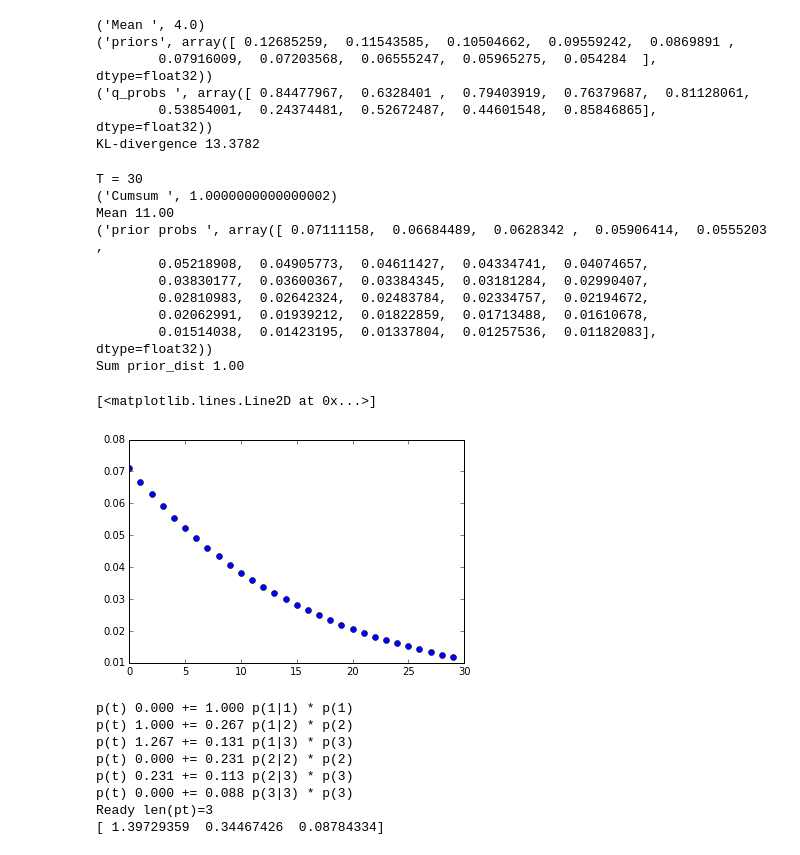
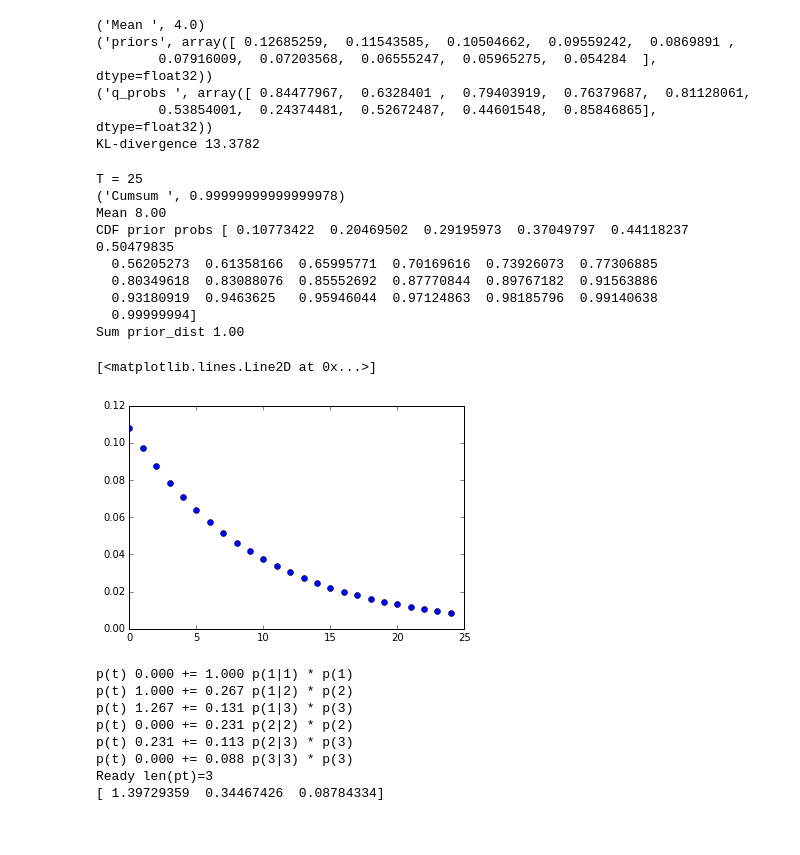
Before and after one commit to toologicbv/meta_learner, a Jupyter notebook: pytorch_expers.ipynb, the cells around one changed output. Cells and saved outputs as stored; diff of their text form; code cells hidden in the pictures.

```diff
--- a/pytorch_expers.ipynb
+++ b/pytorch_expers.ipynb
@@ -162,36 +191,35 @@ print("KL-divergence {:.4f}".format(kl.data.squeeze().numpy()[0]))
         0.53854001,  0.24374481,  0.52672487,  0.44601548,  0.85846865], dtype=float32))
 KL-divergence 13.3782
 # %%
-continue_prob = 0.94
+continue_prob = 0.9
 pt_dist = TimeStepsDist(config.T, continue_prob)
 # optimizer_steps = pt_dist.rvs(n=1)
-optimizer_steps = 30
+optimizer_steps = 25
 print("T = {}".format(optimizer_steps))
 
 prior_dist = ConditionalTimeStepDist(optimizer_steps, q_prob=continue_prob)
 print("Cumsum ", prior_dist.cdf[-1])
 print("Mean {:.2f}".format(prior_dist.mean))
 prior_probs = Variable(torch.from_numpy(prior_dist.pmfunc(np.arange(0, optimizer_steps), normalize=True)).float())
-print("prior probs ", prior_probs.data.squeeze().numpy())
+print("CDF prior probs {}".format(np.cumsum(prior_probs.data.squeeze().numpy())))
 # t = np.arange(optimizer_steps)
 # prior_probs = pmf_ptT(t, optimizer_steps, config.continue_prob)
 # print(torch.sum(prior_probs.data.squeeze()))
 print("Sum prior_dist {:.2f}".format(torch.sum(prior_probs.data.squeeze())))
 # print("Sum prior_dist {:.8f}".format(np.sum(prior_probs)))
 plt.plot(prior_probs.data.squeeze().numpy(), 'bo')
 # %% [output]
-T = 30
-('Cumsum ', 1.0000000000000002)
-Mean 11.00
-('prior probs ', array([ 0.07111158,  0.06684489,  0.0628342 ,  0.05906414,  0.0555203 ,
-        0.05218908,  0.04905773,  0.04611427,  0.04334741,  0.04074657,
-        0.03830177,  0.03600367,  0.03384345,  0.03181284,  0.02990407,
-        0.02810983,  0.02642324,  0.02483784,  0.02334757,  0.02194672,
-        0.02062991,  0.01939212,  0.01822859,  0.01713488,  0.01610678,
-        0.01514038,  0.01423195,  0.01337804,  0.01257536,  0.01182083], dtype=float32))
+T = 25
+('Cumsum ', 0.99999999999999978)
+Mean 8.00
+CDF prior probs [ 0.10773422  0.20469502  0.29195973  0.37049797  0.44118237  0.50479835
+  0.56205273  0.61358166  0.65995771  0.70169616  0.73926073  0.77306885
+  0.80349618  0.83088076  0.85552692  0.87770844  0.89767182  0.91563886
+  0.93180919  0.9463625   0.95946044  0.97124863  0.98185796  0.99140638
+  0.99999994]
 Sum prior_dist 1.00
 [<matplotlib.lines.Line2D at 0x...>]
-[figure, old version]
+[figure, new version]
 # %%
 def pmf_pt(T_horizon, q_prob):
 
```
Also changed, not shown: parts of 29 cells of this notebook, 9 other files.
